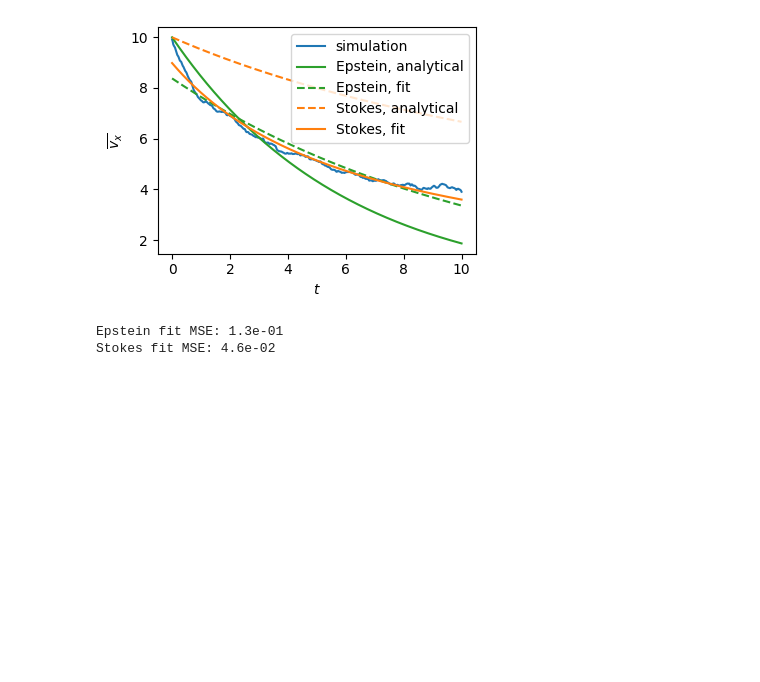
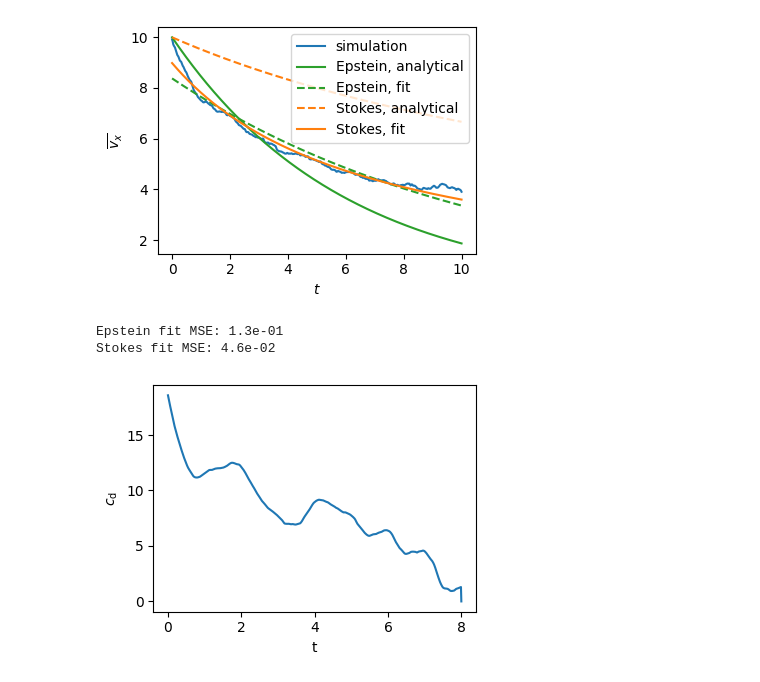
Before and after one commit to slagnews/drag_sph, a Jupyter notebook: sph_test.ipynb, the cells around one changed output. Saved outputs shown, nothing was run; the diff lists cells and outputs as text; code cells hidden in the pictures; blank space fills up the shorter version.

Commit message:
Added plot for cd vs. t

```diff
--- a/sph_test.ipynb
+++ b/sph_test.ipynb
@@ -255,3 +255,32 @@ print(f"Stokes fit MSE: {np.mean((vx - v_stokes(t, *popt_stokes))**2):.1e}")
 [figure]
 Epstein fit MSE: 1.3e-01
 Stokes fit MSE: 4.6e-02
+# %%
+
+
+def v_stokes(t, k, v0):
+    return v0/(1+k*v0*t)
+
+def v_epstein(t, k, v0):
+    return v0*np.exp(-k*t)
+
+
+tf = dt*no_steps
+t = np.linspace(0,tf,no_steps)
+vx = np.mean(velocities[:,:,0], axis=1)
+interval_size = 200
+cd = np.zeros(no_steps-interval_size)
+
+for i in range(no_steps-interval_size-1):
+    popt_epstein, pcov = curve_fit(v_epstein, t[i:i+interval_size], vx[i:i+interval_size])
+    cd[i] = popt_epstein[0]*L**2/central_object["radius"]
+
+fig, ax = plt.subplots(figsize=(4,3))
+ax.plot(t[:-interval_size], cd)
+ax.set_xlabel("t")
+ax.set_ylabel("$c_\\mathrm{d}$")
+fig.tight_layout()
+fig.savefig("cd_vs_t_bad.png", dpi=300)
+plt.show()
+# %% [output]
+[figure, added]
```
Also changed, not shown: 2 other files.
